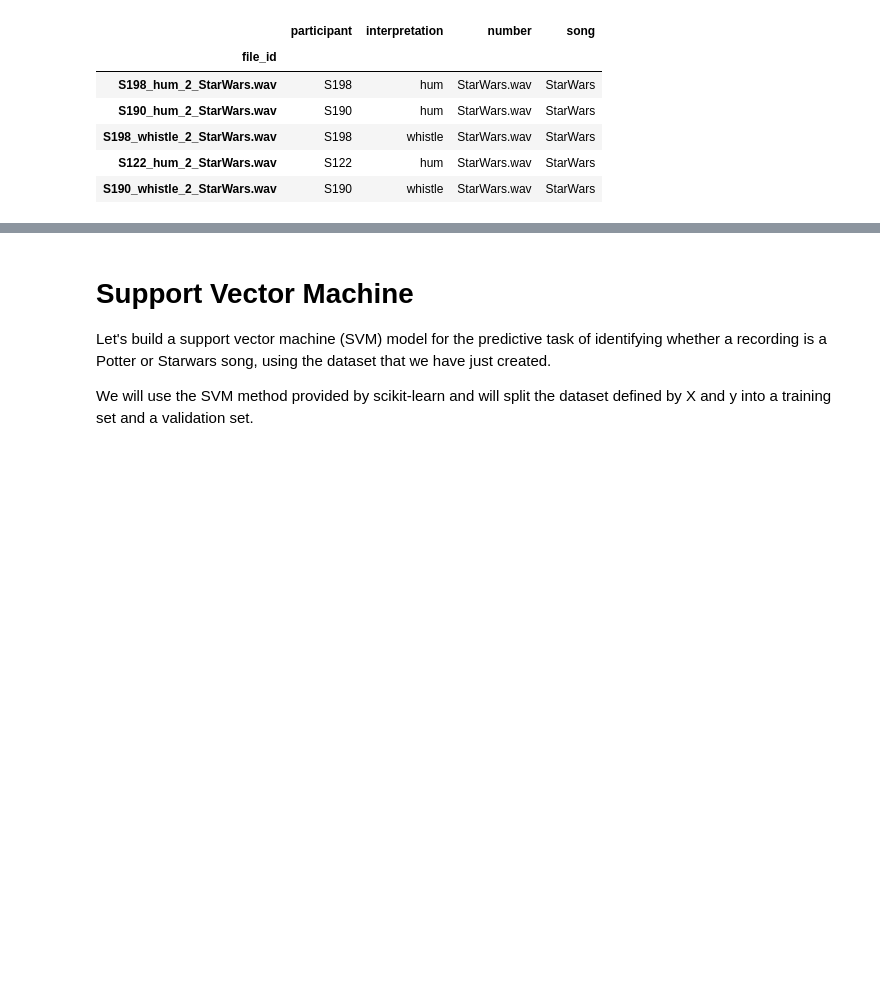
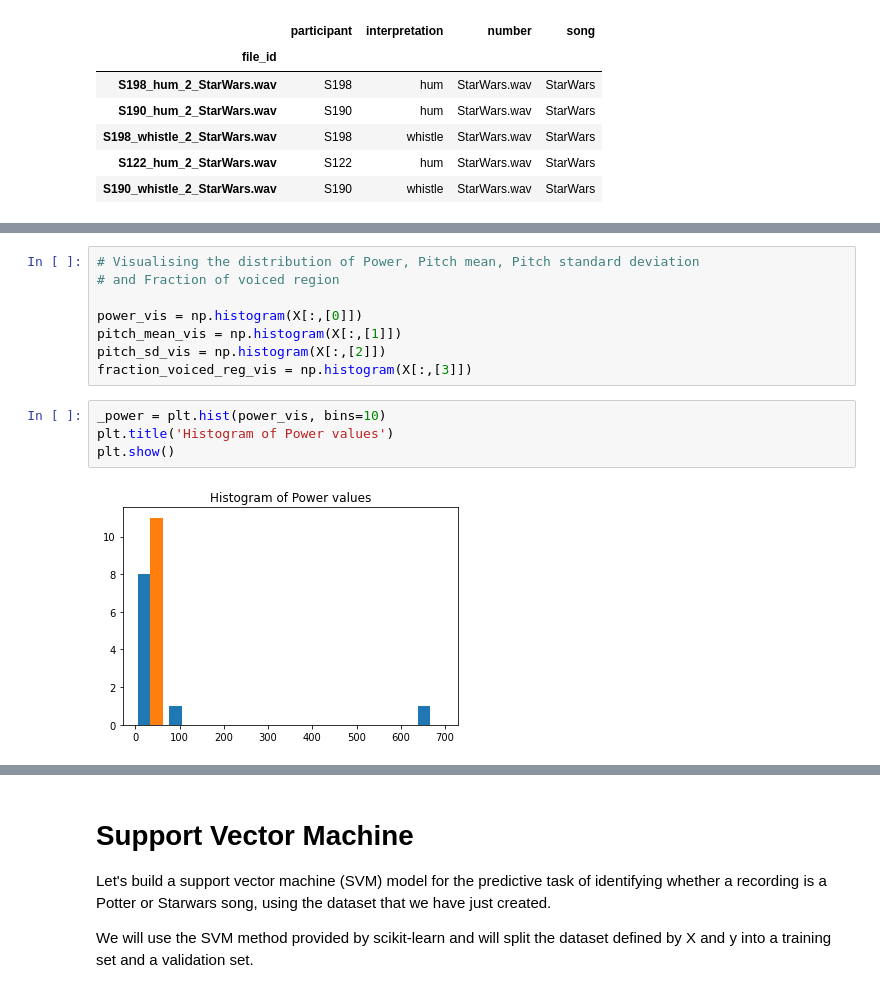
Before and after one commit to adamt645/Projects, a Jupyter notebook: Untitled7.ipynb, the cells around one changed output, grey strips where cells are left out. Saved outputs shown, nothing was run; the diff lists cells and outputs as text; blank space fills up the shorter version.

```diff
--- a/Untitled7.ipynb
+++ b/Untitled7.ipynb
@@ -251,0 +363,14 @@ The above cell suggests that the recordings are relatively well-balanced.
+# %%
+# Visualising the distribution of Power, Pitch mean, Pitch standard deviation
+# and Fraction of voiced region
+
+power_vis = np.histogram(X[:,[0]])
+pitch_mean_vis = np.histogram(X[:,[1]])
+pitch_sd_vis = np.histogram(X[:,[2]])
+fraction_voiced_reg_vis = np.histogram(X[:,[3]])
+# %%
+_power = plt.hist(power_vis, bins=10)
+plt.title('Histogram of Power values')
+plt.show()
+# %% [output]
+[figure, added]
```
Also changed, not shown: parts of 44 cells of this notebook.
